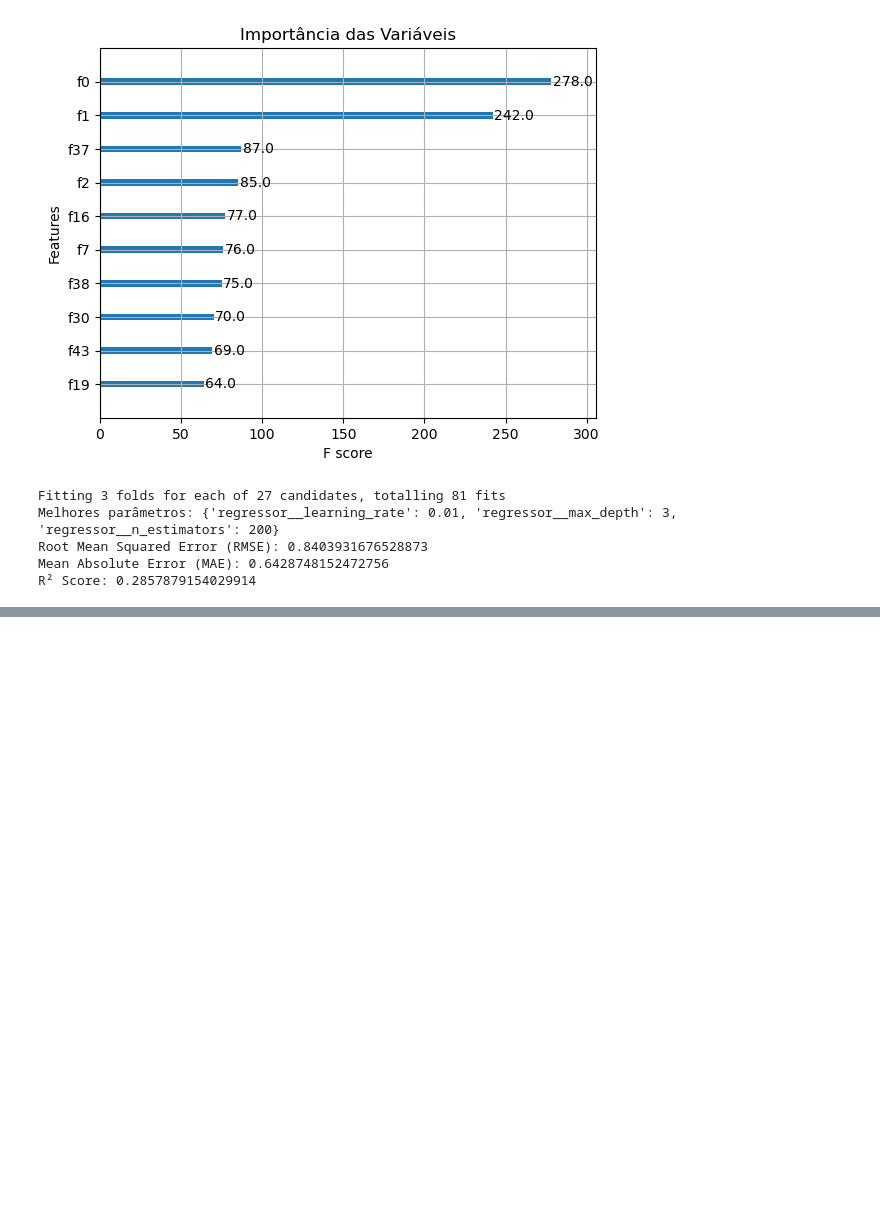
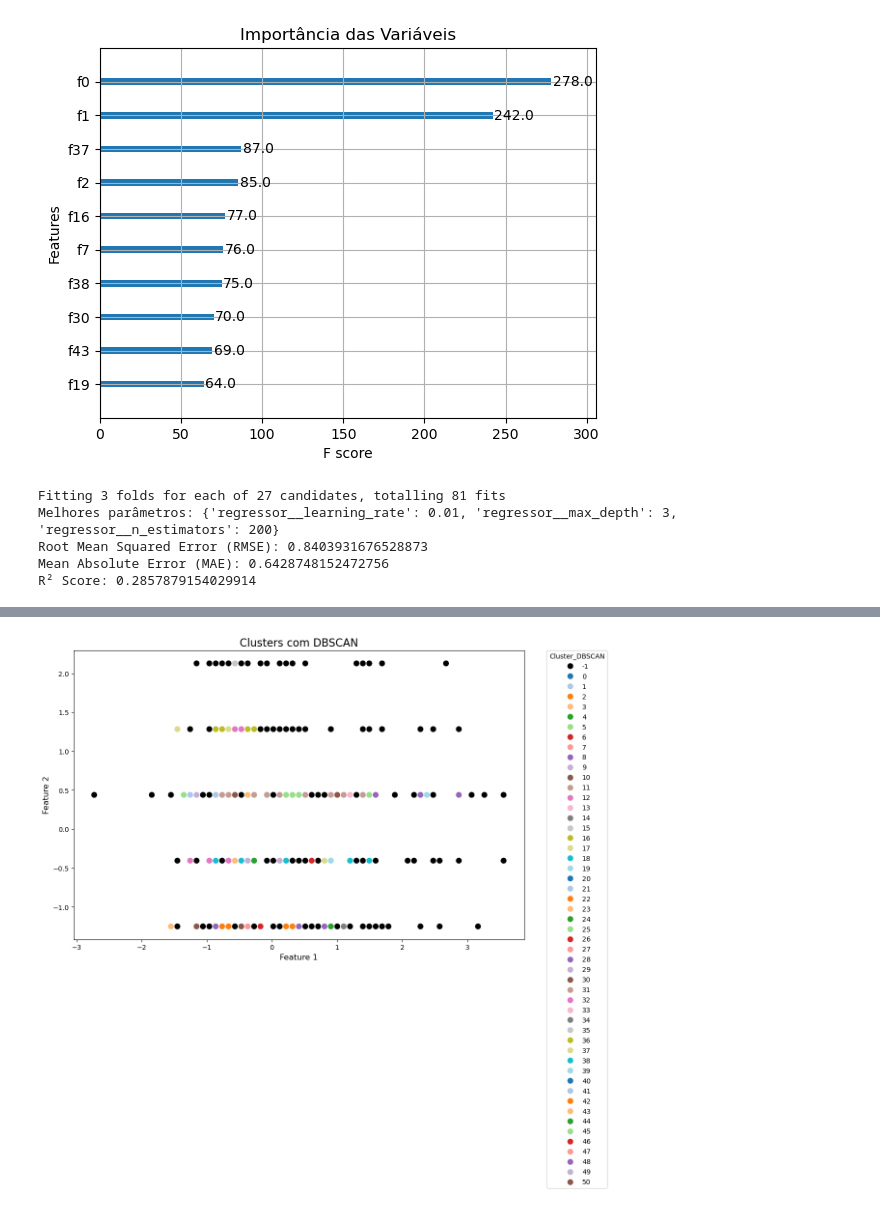
Before and after one commit to OliviaHelena10/PYTHON_PROJECTS, a Jupyter notebook: trabalhando_com_analises/cust_behavior.ipynb, the cells around one changed output, grey strips where cells are left out. Drawn from its saved outputs; the diff is of its cells as text; code cells hidden in the pictures; blank space fills up the shorter version.

```diff
--- a/trabalhando_com_analises/cust_behavior.ipynb
+++ b/trabalhando_com_analises/cust_behavior.ipynb
@@ -922,0 +983,49 @@ create_visual_report(best_model, y_test, y_pred, grid_search)
+# %%
+from sklearn.cluster import DBSCAN
+
+# Treinar DBSCAN
+dbscan = DBSCAN(eps=0.7, min_samples=3)
+                # eps: Define o "raio" para determinar se os pontos são vizinhos.
+                # Se o valor for muito baixo, poucos pontos formarão clusters.
+
+                # min_samples: Define o número mínimo de pontos necessários para formar um cluster.
+                # Se tiver menos do que isso, eles são considerados outliers.
+
+dbscan.fit_predict(X_scaled)    # Ajusta o modelo (e retorna os rótulos dos clusters
+
+# Adicionar os clusters ao dataset
+df['Cluster_DBSCAN'] = dbscan.labels_
+# %%
+plt.figure(figsize=(12, 10))
+
+# Criar uma paleta de cores personalizada para que o cluster -1 seja preto
+palette = sns.color_palette("tab20", np.max(df['Cluster_DBSCAN']) + 1)  # Paleta para clusters
+palette = [(0, 0, 0)] + list(palette)  # Adicionar preto como a cor do cluster -1
+
+# Gerar scatter plot com clusters
+scatter = sns.scatterplot(
+    x=X_scaled[:, 0],
+    y=X_scaled[:, 1],
+    hue=df['Cluster_DBSCAN'],
+    palette=palette,
+    s=90  # Tamanho dos pontos
+)
+
+# Configurar título e legendas
+plt.title("Clusters com DBSCAN", fontsize=16)
+plt.xlabel("Feature 1", fontsize=12)
+plt.ylabel("Feature 2", fontsize=12)
+
+# Reposicionar a legenda para fora do gráfico
+plt.legend(
+    title="Cluster_DBSCAN",
+    bbox_to_anchor=(1.05, 1),
+    loc='upper left',
+    borderaxespad=0,
+    fontsize=10
+)
+
+plt.tight_layout()  # Ajustar layout para evitar cortes
+plt.show()
+# %% [output]
+[figure, added]
```
Also changed, not shown: parts of 5 cells of this notebook.
